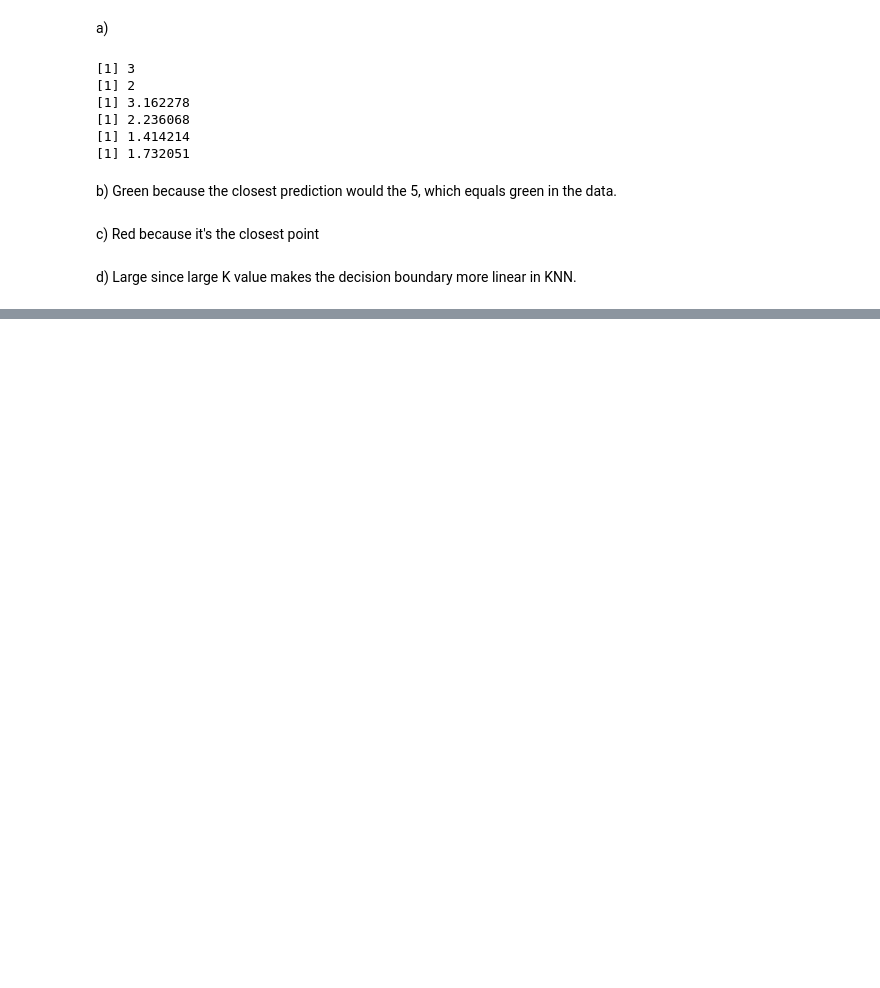
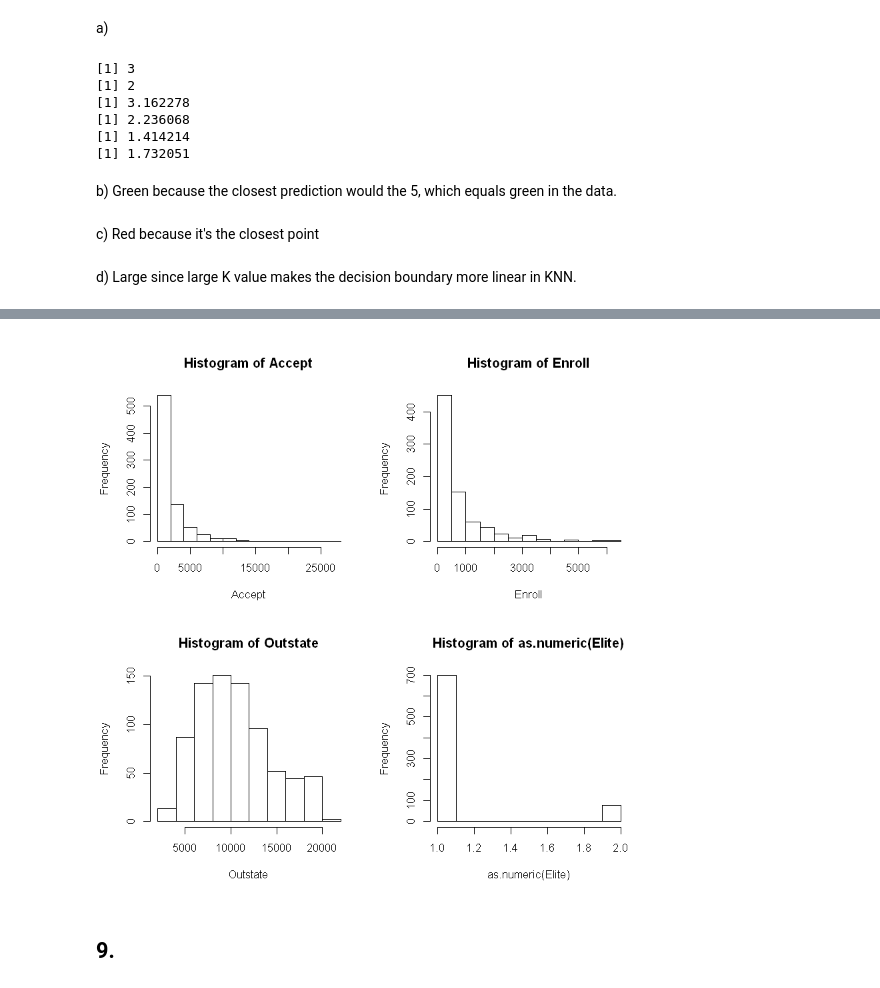
Before and after one commit to nameisxi/ML-Junkyard, a Jupyter notebook: Exercises/An Introduction to Statistical Learning/Chapter 2/chapter-2-r.ipynb, the cells around one changed output, grey strips where cells are left out. Drawn from its saved outputs; the diff is of its cells as text; code cells hidden in the pictures; blank space fills up the shorter version.

```diff
--- a/Exercises/An Introduction to Statistical Learning/Chapter 2/chapter-2-r.ipynb
+++ b/Exercises/An Introduction to Statistical Learning/Chapter 2/chapter-2-r.ipynb
@@ -65,0 +170,10 @@ d) Large since large K value makes the decision boundary more linear in KNN.
+# %%
+par(mfrow=c(2, 2))
+hist(Accept)
+hist(Enroll)
+hist(Outstate)
+hist(as.numeric(Elite))
+# %% [output]
+[figure, added]
+# %% [markdown]
+## 9.
```
Also changed, not shown: parts of 64 cells of this notebook.
